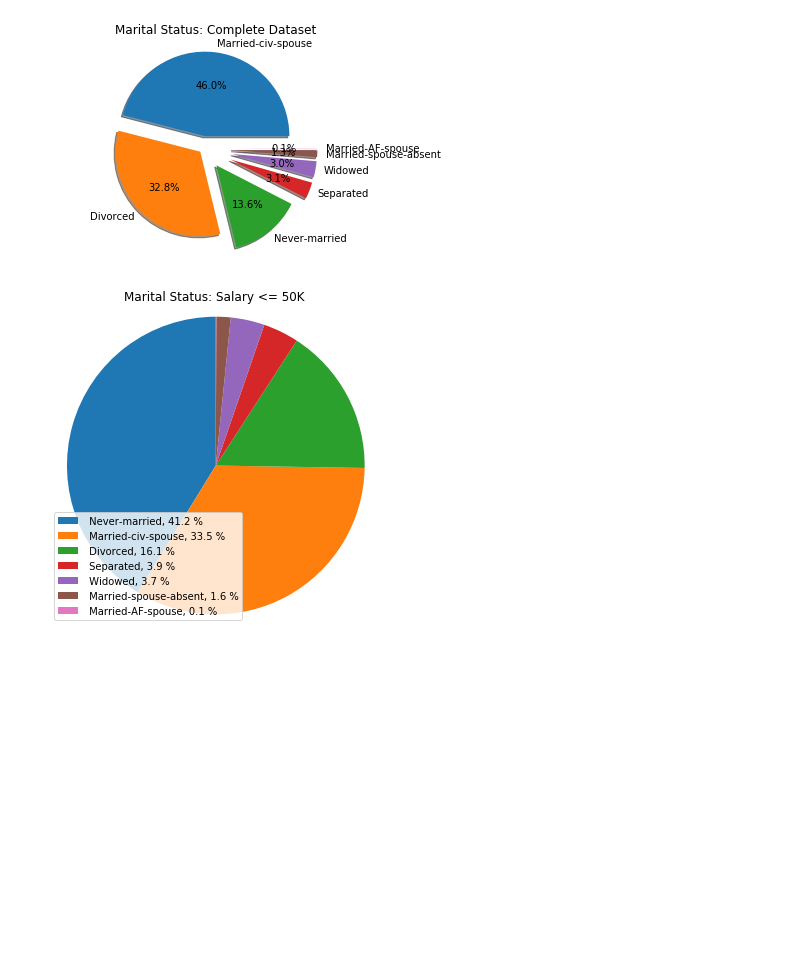
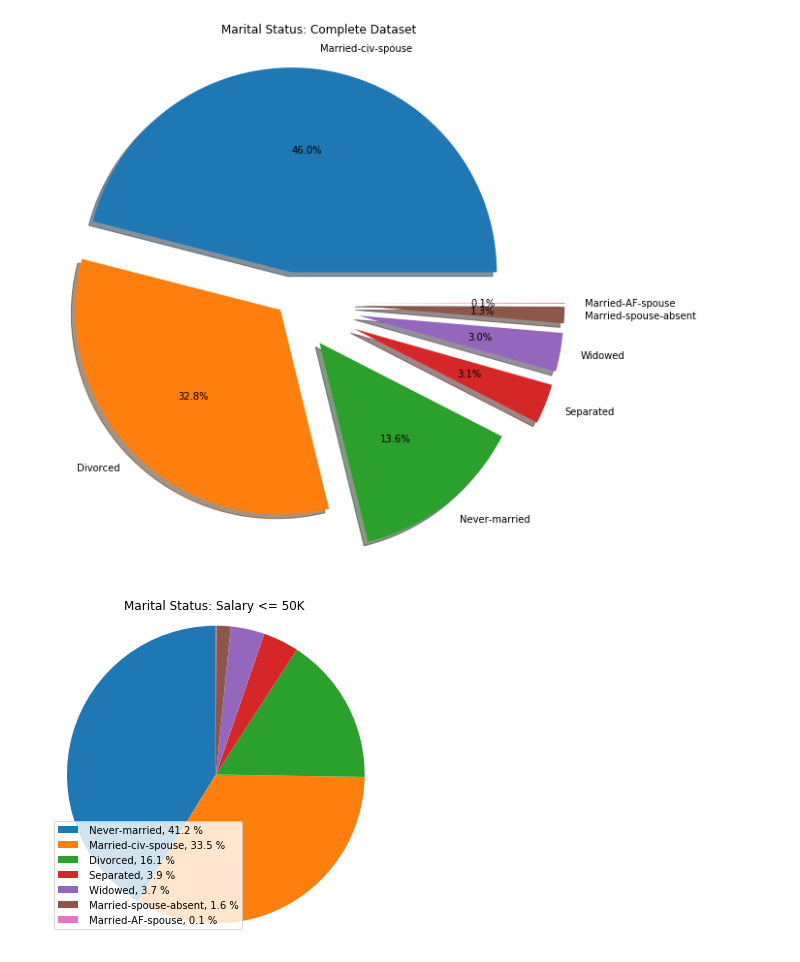
Before and after one commit to kylechang523/ECE180-Final-Project-Personal-Income-Analysis-and-Prediction, a Jupyter notebook: MaritalStatus.ipynb, the cells around one changed output. Cells and saved outputs as stored; diff of their text form; code cells hidden in the pictures; blank space fills up the shorter version.

```diff
--- a/MaritalStatus.ipynb
+++ b/MaritalStatus.ipynb
@@ -13,19 +13,19 @@ labelCount = label.value_counts()
 # %%
 import matplotlib.pyplot as plt
 
 #Plotting complete dataset
 labels = 'Married-civ-spouse', 'Divorced', 'Never-married', 'Separated', 'Widowed', 'Married-spouse-absent', 'Married-AF-spouse'
 sizes = [marriedCount[0],marriedCount[1],marriedCount[2],marriedCount[3],marriedCount[4],marriedCount[5],
           marriedCount[6]]
 explode = (0.15, 0.05, 0.25, 0.35, 0.35, 0.35, 0.35)  # explode 1st slice
-
+plt.figure(figsize=(10,10))
 plt.pie(sizes, explode=explode, labels=labels, autopct='%1.1f%%', shadow=True, startangle=0)
 
 plt.title('Marital Status: Complete Dataset')
 plt.axis('equal')
 plt.show()
 # %% [output]
-[figure, old version]
+[figure, new version]
 # %%
 from collections import Counter
 import matplotlib.pyplot as plt
```
Also changed, not shown: parts of 2 cells of this notebook.
